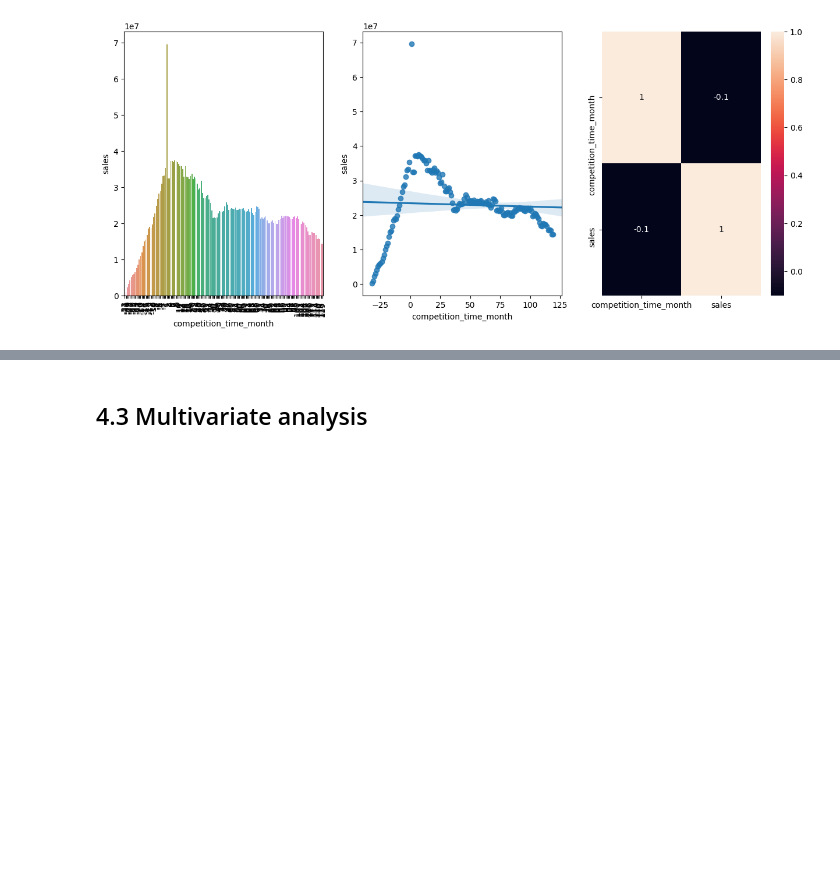
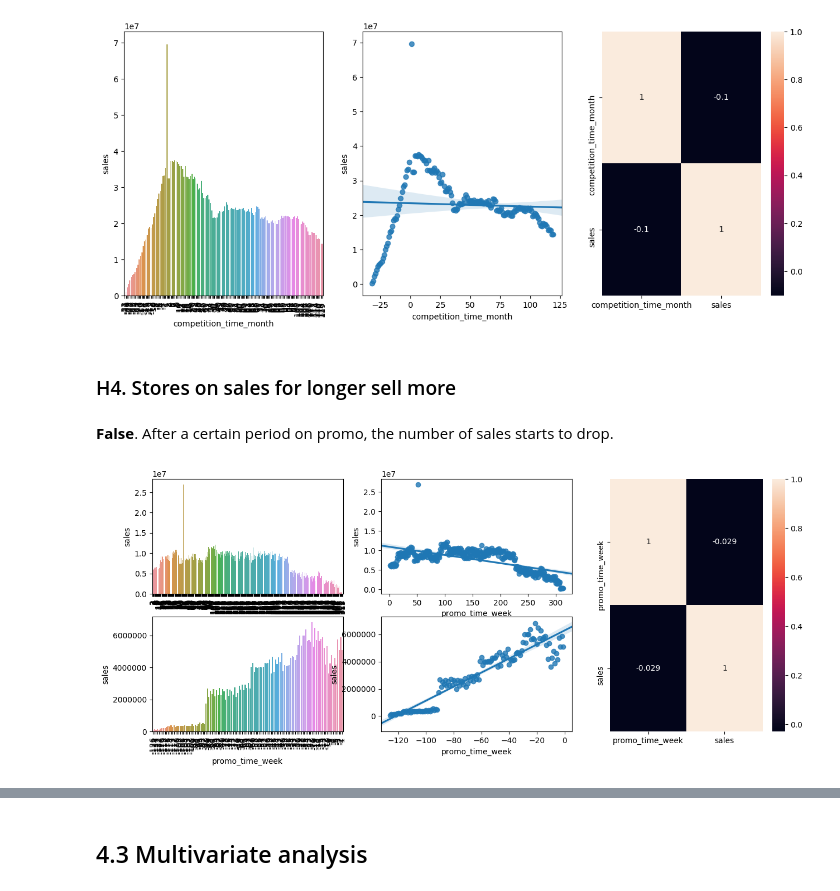
Before and after one commit to mmuriloj/Rossmann-Store-Sales, a Jupyter notebook: m04_v01_salesPrediction.ipynb, the cells around one changed output, grey strips where cells are left out. Saved outputs shown, nothing was run; the diff lists cells and outputs as text; code cells hidden in the pictures; blank space fills up the shorter version.

```diff
--- a/m04_v01_salesPrediction.ipynb
+++ b/m04_v01_salesPrediction.ipynb
@@ -449,3 +450,37 @@ plt.subplot(1,3,3)
 sns.heatmap(aux1.corr(method='pearson'), annot=True);
 # %% [output]
 [figure]
+# %% [markdown]
+### H4. Stores on sales for longer sell more
+# %% [markdown]
+**False**. After a certain period on promo, the number of sales starts to drop.
+# %%
+aux1 = df4[['promo_time_week','sales']].groupby('promo_time_week').sum().reset_index()
+# %%
+fig=plt.figure(figsize=(15,6), dpi= 100)
+
+grid = GridSpec(2,3)
+
+# promo extended
+plt.subplot(grid[0,0])
+aux2 = aux1[aux1['promo_time_week'] > 0]
+sns.barplot(x = 'promo_time_week', y = 'sales', data = aux2);
+plt.xticks(rotation = 90);
+
+plt.subplot(grid[0,1])
+sns.regplot(x = 'promo_time_week', y = 'sales', data = aux2);
+
+# regular promo
+plt.subplot(grid[1,0])
+aux3 = aux1[aux1['promo_time_week'] < 0]
+sns.barplot(x = 'promo_time_week', y = 'sales', data = aux3);
+plt.xticks(rotation = 90);
+
+plt.subplot(grid[1,1])
+sns.regplot(x = 'promo_time_week', y = 'sales', data = aux3);
+
+# heatmap
+plt.subplot(grid[:,2])
+sns.heatmap(aux1.corr(method='pearson'), annot=True);
+# %% [output]
+[figure, added]
```
Also changed, not shown: parts of 11 cells of this notebook.
